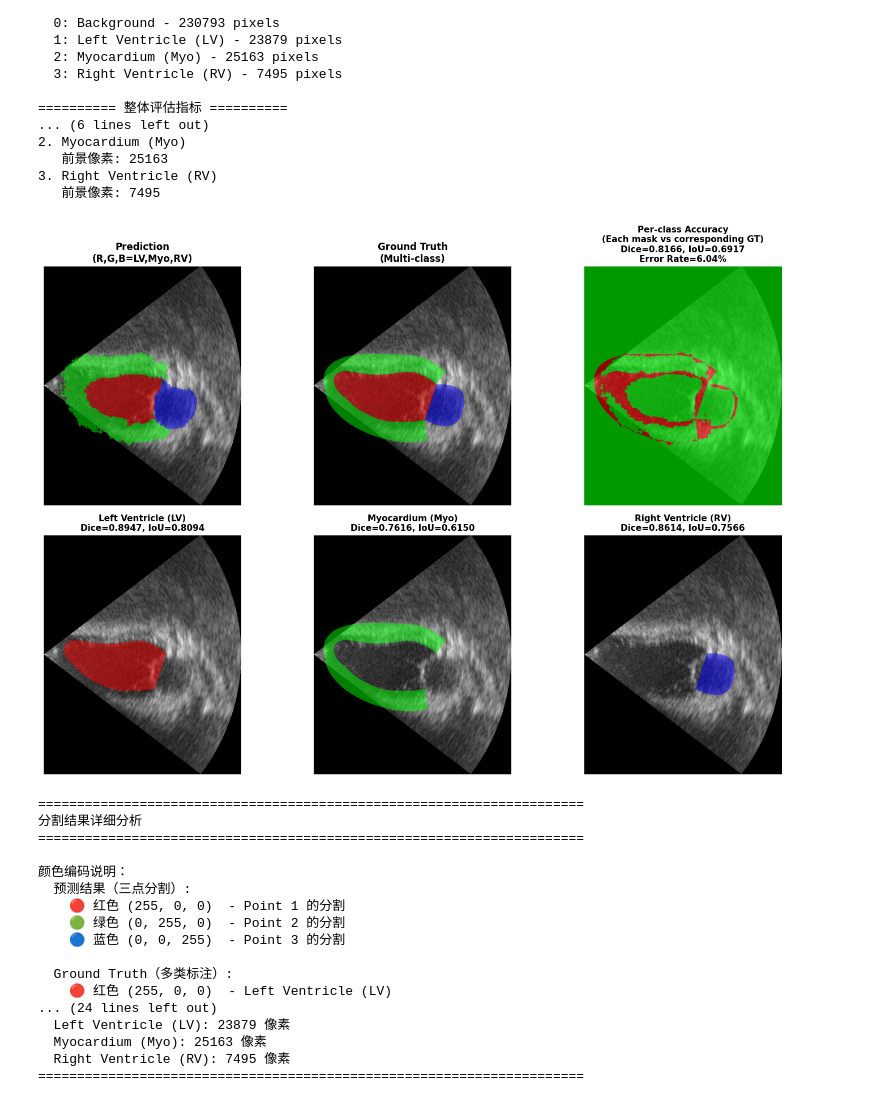
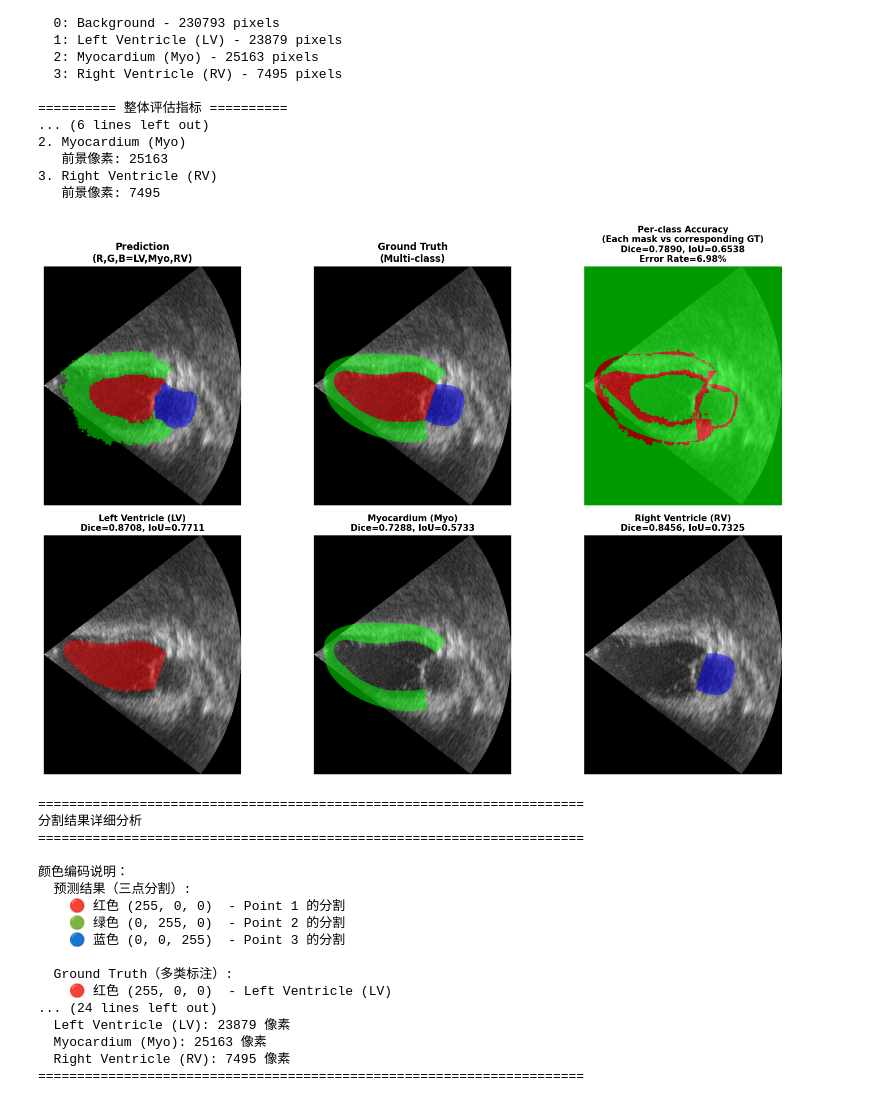
Before and after one commit to George-Zheng-1013/MedSAM, a Jupyter notebook: extensions/point_prompt/analysis.ipynb, the cells around one changed output. Drawn from its saved outputs; the diff is of its cells as text; code cells hidden in the pictures.

```diff
--- a/extensions/point_prompt/analysis.ipynb
+++ b/extensions/point_prompt/analysis.ipynb
@@ -64,7 +64,7 @@ coords sample: [[227 322]
  [326 351]]
 # %%
 # 加载 MedSAM 模型（point prompt 版本）
-medsam_ckpt_path = base_dir / "MedSAM" / "work_dir" / "camus_point" / "medsam_point_prompt_best.pth"
+medsam_ckpt_path = base_dir / "MedSAM" / "work_dir" / "camus_point_boundary" / "medsam_point_prompt_best.pth"
 medsam_pretrained_path = base_dir / "MedSAM" / "work_dir" / "MedSAM" / "medsam_vit_b.pth"
 
 assert medsam_ckpt_path.exists(), f"微调权重不存在: {medsam_ckpt_path}"
@@ -374,6 +374,10 @@ pred_colored = mask_to_image(pred_multi_label, CLASS_COLORS_PRED)
 
 # GT 的彩色图像（使用 database_nifti 的多类标签）
 gt_colored = mask_to_image(gt_multi_class, CLASS_COLORS_GT)
+
+# 叠加到原始超声图
+pred_overlay = overlay_segmentation(image, pred_colored, alpha=0.5)
+gt_overlay = overlay_segmentation(image, gt_colored, alpha=0.5)
 
 # ============ 细化 Overall Accuracy：各类 mask 与对应 GT 的差异并集 ============
 # Point 1 (mask 1) vs LV (class 1)
@@ -504,34 +508,34 @@ print("    🟢 绿色 - 所有类别预测正确的像素")
 print("    🔴 红色 - 任意类别预测错误的像素（三个 mask 与对应 GT 的差异并集）")
 
 print("\n  背景：原始超声图像（灰度）")
 
 print("\n整体性能指标：")
 print(f"  Overall Dice（各类平均）: {overall_dice:.4f}")
 print(f"  Overall IoU（各类平均）: {overall_iou:.4f}")
 print(f"  错误率: {error_rate:.2f}%")
 print(f"  正确率: {100 - error_rate:.2f}%")
 
 print("\n各类别性能指标：")
 for class_id in range(1, 4):
     idx = class_id - 1
     pred_class = masks_pred[idx]
     gt_class = (gt_multi_class == class_id).astype(np.uint8)
 
     if gt_class.sum() > 0:
         dice_class = calculate_dice(pred_class, gt_class)
         iou_class = calculate_iou(pred_class, gt_class)
         print(f"  {CLASS_LABELS[class_id]}:")
         print(f"    Dice={dice_class:.4f}, IoU={iou_class:.4f}")
 
 print("\nGround Truth 统计：")
 for class_id in range(1, 4):
     gt_class = (gt_multi_class == class_id).astype(np.uint8)
     if gt_class.sum() > 0:
         print(f"  {CLASS_LABELS[class_id]}: {gt_class.sum()} 像素")
 
 print("=" * 70)
 # %% [output]
-[figure, old version]
+[figure, new version]
 ======================================================================
 分割结果详细分析
 ======================================================================
```
Also changed, not shown: parts of 1 cell of this notebook, 9 other files.
